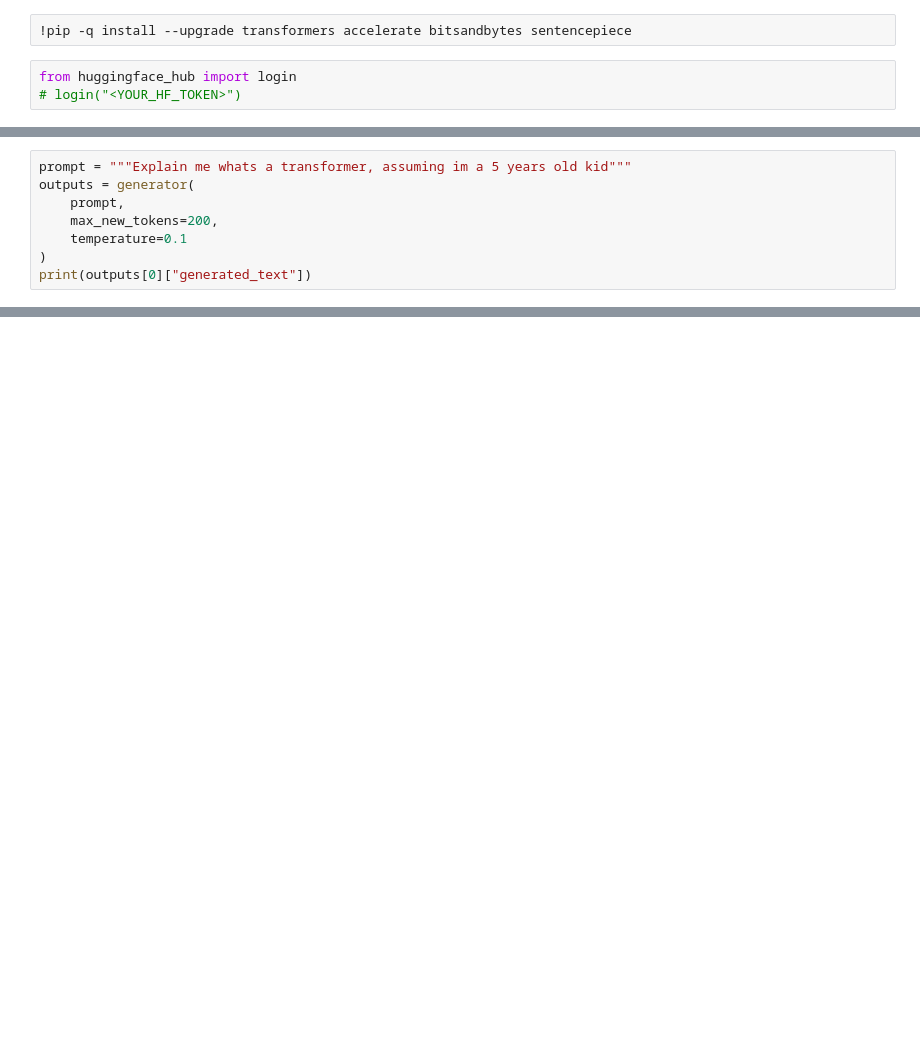
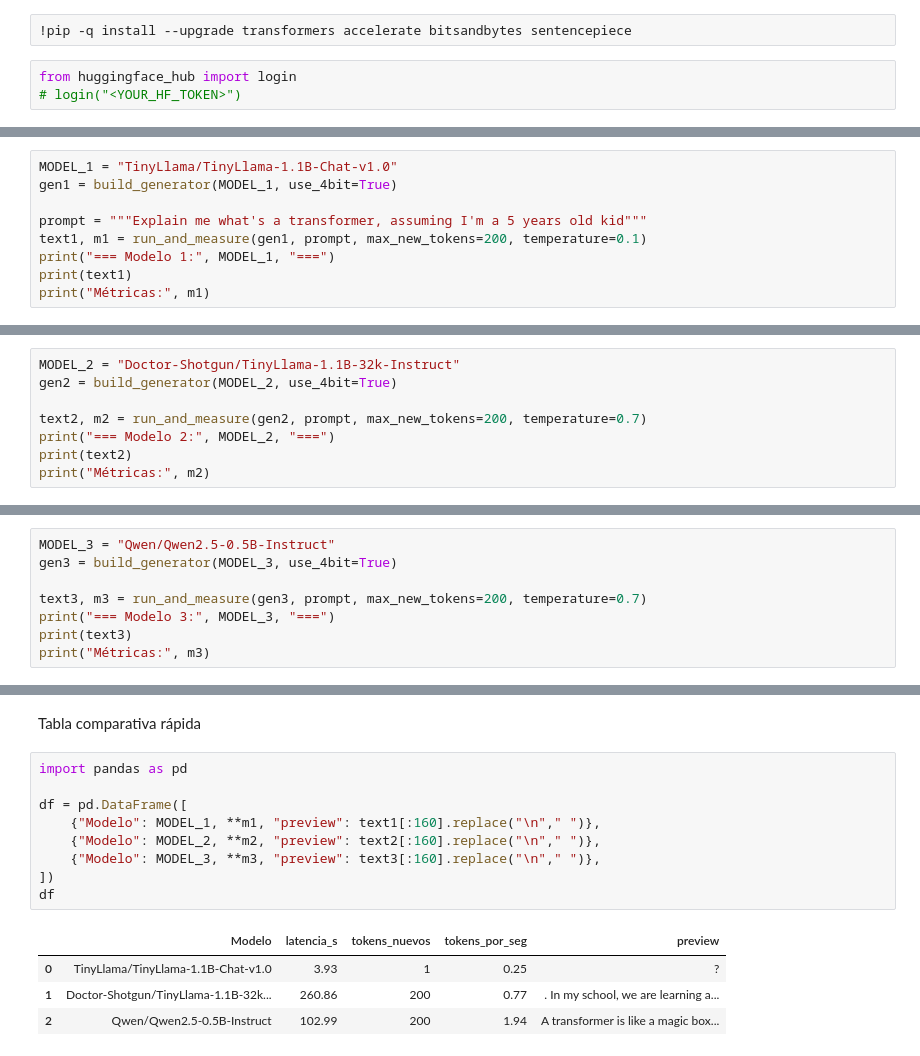
Before and after one commit to DiegoLinares11/Lab7-LLM, a Jupyter notebook: Lab_LLMS-1.ipynb, the cells around one changed output, grey strips where cells are left out. Cells and saved outputs as stored; diff of their text form; blank space fills up the shorter version.

Commit message:
All models of llms were run and trained

```diff
--- a/Lab_LLMS-1.ipynb
+++ b/Lab_LLMS-1.ipynb
@@ -47,9 +92,10 @@ Device set to use cuda:0
 # %%
-prompt = """Explain me whats a transformer, assuming im a 5 years old kid"""
-outputs = generator(
-    prompt,
-    max_new_tokens=200,
-    temperature=0.1
-)
-print(outputs[0]["generated_text"])
+MODEL_1 = "TinyLlama/TinyLlama-1.1B-Chat-v1.0"
+gen1 = build_generator(MODEL_1, use_4bit=True)
+
+prompt = """Explain me what's a transformer, assuming I'm a 5 years old kid"""
+text1, m1 = run_and_measure(gen1, prompt, max_new_tokens=200, temperature=0.1)
+print("=== Modelo 1:", MODEL_1, "===")
+print(text1)
+print("Métricas:", m1)
 # %% [output]
@@ -74,0 +110,8 @@ print(outputs[0]["generated_text"])
+# %%
+MODEL_2 = "Doctor-Shotgun/TinyLlama-1.1B-32k-Instruct"
+gen2 = build_generator(MODEL_2, use_4bit=True)
+
+text2, m2 = run_and_measure(gen2, prompt, max_new_tokens=200, temperature=0.7)
+print("=== Modelo 2:", MODEL_2, "===")
+print(text2)
+print("Métricas:", m2)
@@ -74,0 +133,8 @@ print(outputs[0]["generated_text"])
+# %%
+MODEL_3 = "Qwen/Qwen2.5-0.5B-Instruct"
+gen3 = build_generator(MODEL_3, use_4bit=True)
+
+text3, m3 = run_and_measure(gen3, prompt, max_new_tokens=200, temperature=0.7)
+print("=== Modelo 3:", MODEL_3, "===")
+print(text3)
+print("Métricas:", m3)
@@ -74,0 +151,16 @@ print(outputs[0]["generated_text"])
+# %% [markdown]
+Tabla comparativa rápida
+# %%
+import pandas as pd
+
+df = pd.DataFrame([
+    {"Modelo": MODEL_1, **m1, "preview": text1[:160].replace("\n"," ")},
+    {"Modelo": MODEL_2, **m2, "preview": text2[:160].replace("\n"," ")},
+    {"Modelo": MODEL_3, **m3, "preview": text3[:160].replace("\n"," ")},
+])
+df
+# %% [output]
+|  | Modelo | latencia_s | tokens_nuevos | tokens_por_seg | preview |
+| 0 | TinyLlama/TinyLlama-1.1B-Chat-v1.0 | 3.93 | 1 | 0.25 | ? |
+| 1 | Doctor-Shotgun/TinyLlama-1.1B-32k... | 260.86 | 200 | 0.77 | . In my school, we are learning a... |
+| 2 | Qwen/Qwen2.5-0.5B-Instruct | 102.99 | 200 | 1.94 | A transformer is like a magic box... |
```
Also changed, not shown: parts of 13 cells of this notebook.
